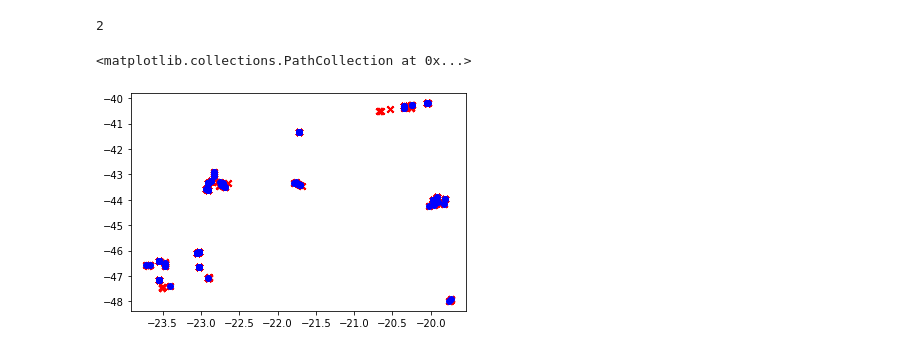
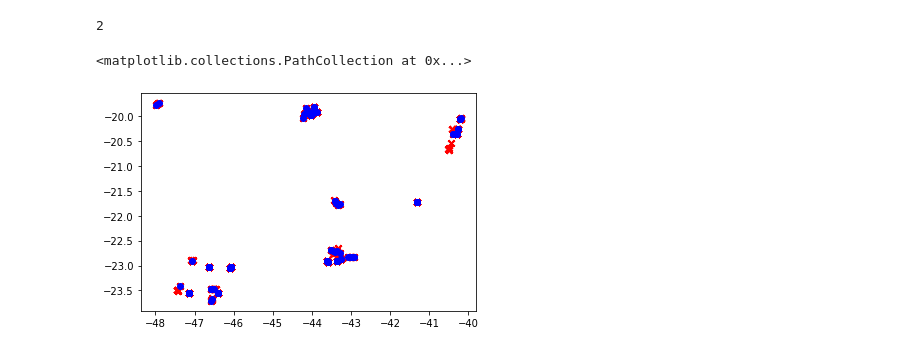
Before and after one commit to marceloosg/ibge, a Jupyter notebook: Trustly.ipynb, the cells around one changed output. Drawn from its saved outputs; the diff is of its cells as text; code cells hidden in the pictures.

```diff
--- a/Trustly.ipynb
+++ b/Trustly.ipynb
@@ -225,12 +225,12 @@ dgeo[dgeo.latitude.isna()].TARGET.sum()
 2
 # %%
 import matplotlib.pyplot as plt
-x=list(dgeo.query('TARGET == 0').latitude.astype(float).values)
-y=list(dgeo.query('TARGET == 0').longitude.astype(float).values)
+y=list(dgeo.query('TARGET == 0').latitude.astype(float).values)
+x=list(dgeo.query('TARGET == 0').longitude.astype(float).values)
 plt.scatter(x, y,  marker='x', color='red')
-x=list(dgeo.query('TARGET == 1').latitude.astype(float).values)
-y=list(dgeo.query('TARGET == 1').longitude.astype(float).values)
+y=list(dgeo.query('TARGET == 1').latitude.astype(float).values)
+x=list(dgeo.query('TARGET == 1').longitude.astype(float).values)
 plt.scatter(x, y,  marker='o', color='blue')
 # %% [output]
 <matplotlib.collections.PathCollection at 0x...>
-[figure, old version]
+[figure, new version]
```
Also changed, not shown: parts of 11 cells of this notebook.
